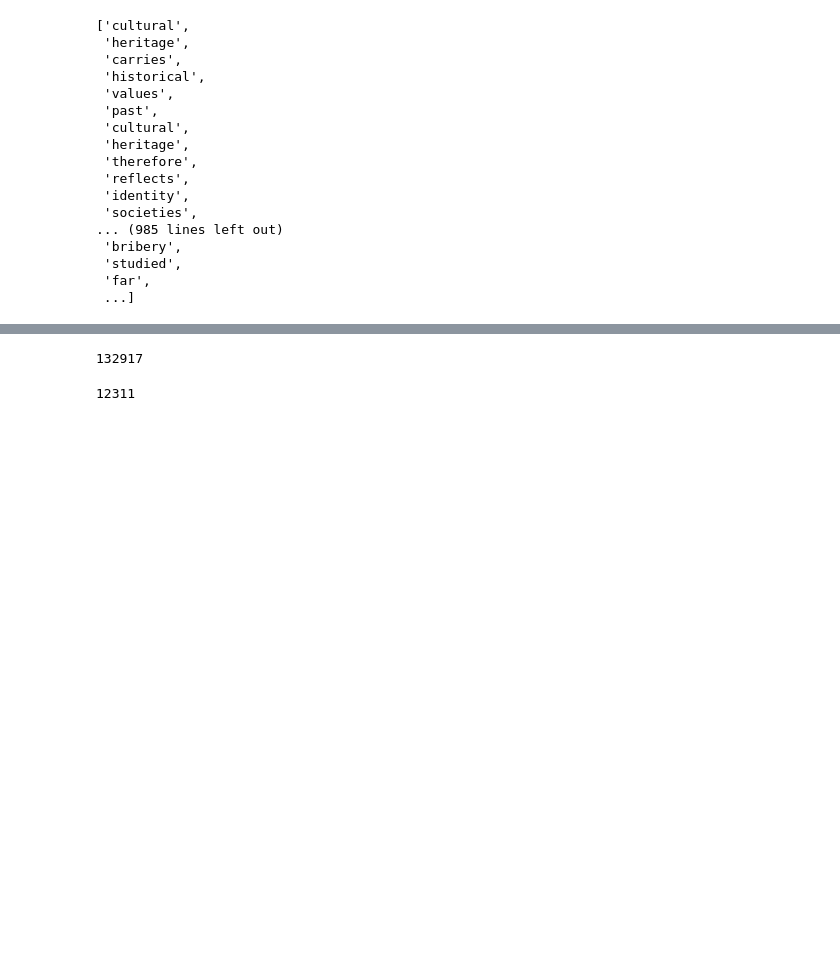
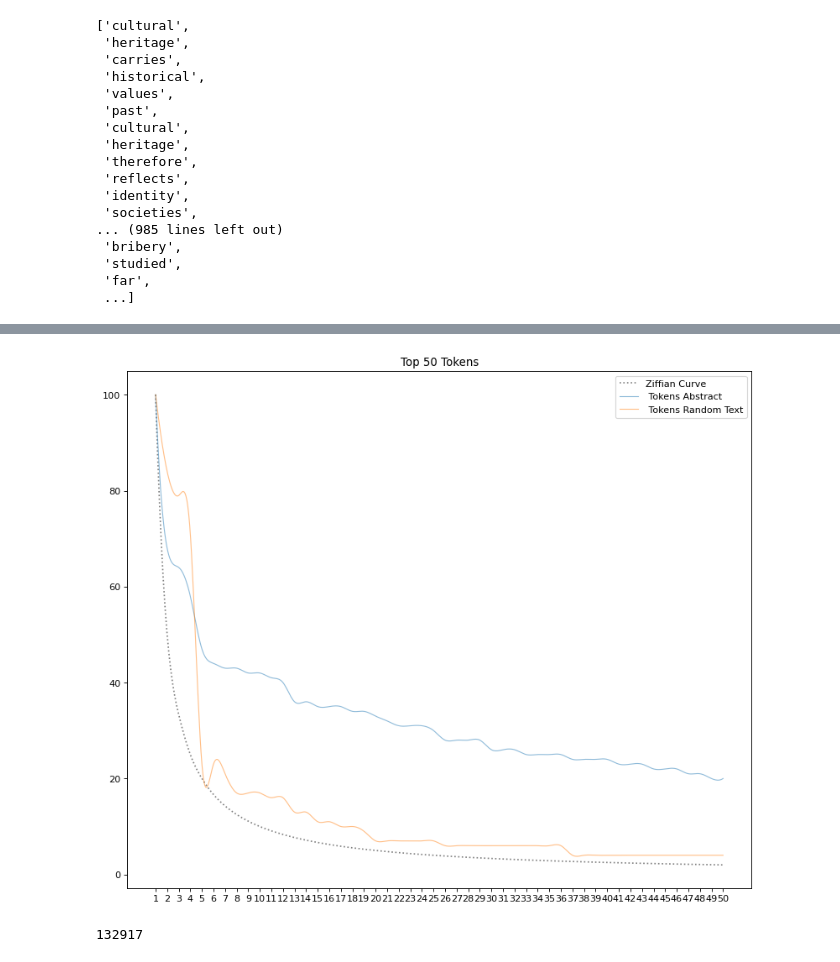
Before and after one commit to nimoror/Assignment2_CSS, a Jupyter notebook: Week7.ipynb, the cells around one changed output, grey strips where cells are left out. Saved outputs shown, nothing was run; the diff lists cells and outputs as text; code cells hidden in the pictures; blank space fills up the shorter version.

```diff
--- a/Week7.ipynb
+++ b/Week7.ipynb
@@ -271,0 +343,11 @@ unique_words
+# %%
+texts = ['Abstracts', 'Random']
+tokens = [sorted_dict, sorted_dict2]
+
+texts_dict = dict(zip(texts, tokens))
+# %%
+depth = 50
+texts = ['Abstract', 'Random Text']
+zipfGraph(texts_dict, depth,texts)
+# %% [output]
+[figure, added]
@@ -273,8 +357,3 @@ unique_words
 len(tokens_concat)
 # %% [output]
 132917
-# %%
-
-len(unique_words)
-# %% [output]
-12311
```
Also changed, not shown: parts of 63 cells of this notebook.
